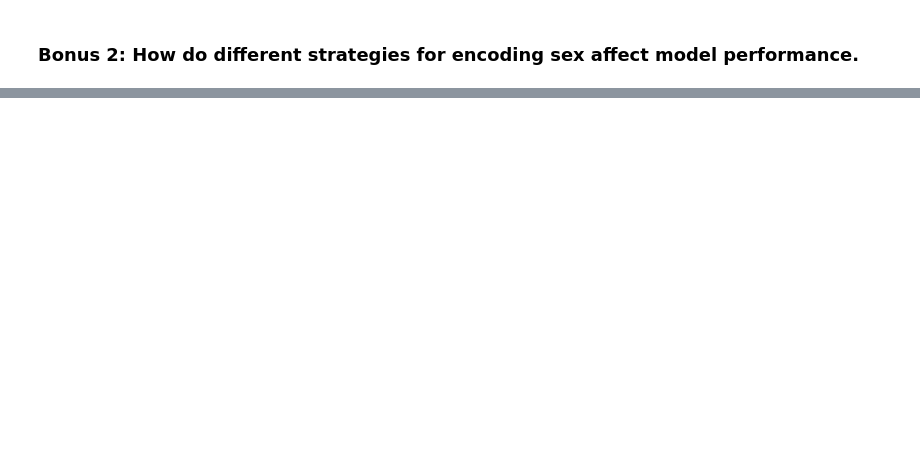
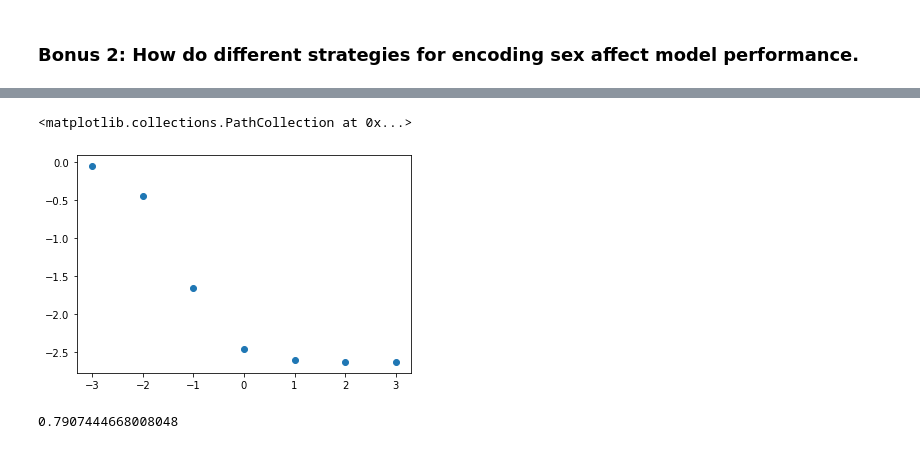
Before and after one commit to Yongliang-Shi/classification-exercises, a Jupyter notebook: model.ipynb, the cells around one changed output, grey strips where cells are left out. Cells and saved outputs as stored; diff of their text form; code cells hidden in the pictures; blank space fills up the shorter version.

Commit message:
completed Bonus 2-3 in Logistic Regression exercises

```diff
--- a/model.ipynb
+++ b/model.ipynb
@@ -625,0 +935,6 @@ train.head()
+# %%
+# Create dummy variable for column 'sex'
+
+sex_dummy = pd.get_dummies(train.sex)
+train = pd.concat([train, sex_dummy], axis=1)
+train.head()
@@ -625,0 +948,5 @@ train.head()
+# %%
+X_train = train[['fare', 'pclass', 'age', 'male']]
+y_train = train[['survived']]
+
+X_train.shape, y_train.shape
@@ -625,0 +955,18 @@ train.head()
+# %%
+# Define a function that return coefficients given the C value.
+
+def logit_model_coefficient(c_value, X, y):
+    logit = LogisticRegression(C=c_value)
+    logit.fit(X, y)
+    coefficient = logit.coef_
+    return pd.DataFrame(coefficient)
+# %%
+# Calcualte the coefficient according to a list of C values
+
+list_C = [0.001, 0.01, 0.1, 1, 10, 100, 1000]
+df = pd.DataFrame()
+for i in list_C:
+    df = pd.concat([df, logit_model_coefficient(i, X_train, y_train)])
+df.index = list_C
+df.columns = ['fare', 'pclass', 'age', 'male']
+df
@@ -625,0 +982,9 @@ train.head()
+# %%
+import math
+
+x = [math.log10(i) for i in df.index]
+y = df.male
+plt.scatter(x, y)
+# %% [output]
+<matplotlib.collections.PathCollection at 0x...>
+[figure, added]
@@ -625,0 +997,4 @@ train.head()
+# %%
+logit_model_accuracy(1, X_train, y_train)
+# %% [output]
+0.7907444668008048
```
Also changed, not shown: parts of 58 cells of this notebook.
